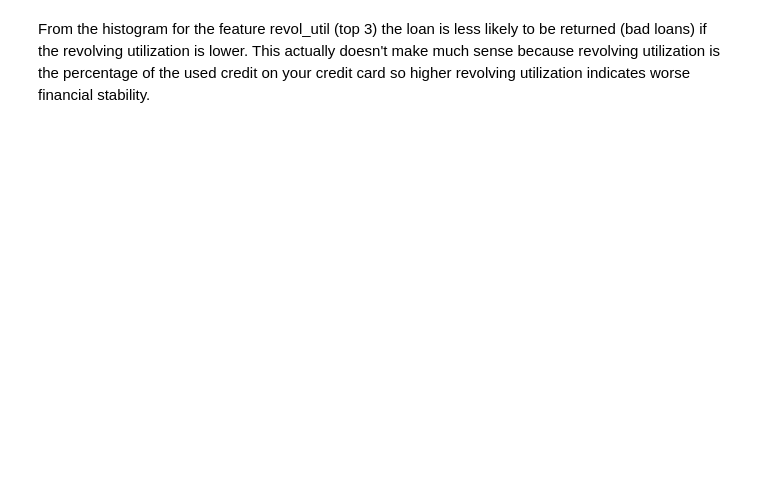
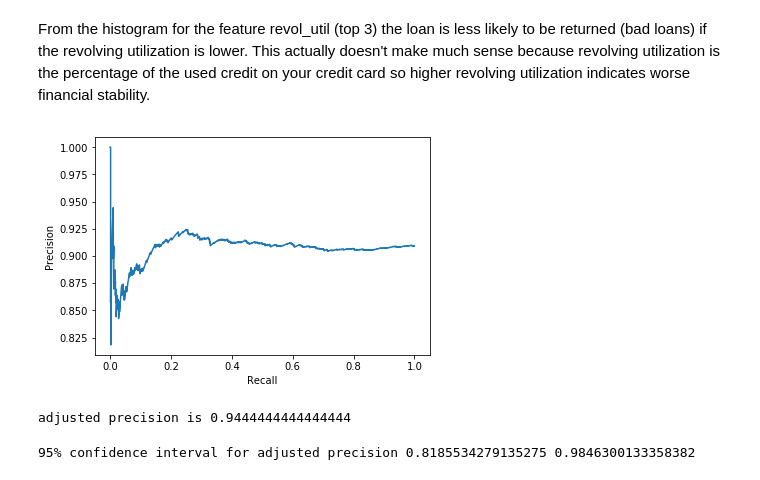
Before and after one commit to stellazhu31/Minimizing-risks-for-loan-investment, a Jupyter notebook: Minimizing_Risks_for_Loan.ipynb, the cells around one changed output. Saved outputs shown, nothing was run; the diff lists cells and outputs as text; code cells hidden in the pictures; blank space fills up the shorter version.

```diff
--- a/Minimizing_Risks_for_Loan.ipynb
+++ b/Minimizing_Risks_for_Loan.ipynb
@@ -457,3 +457,26 @@ ax.legend();
 From the histogram for the feature revol_util (top 3) the loan is less likely to be returned (bad loans) if the revolving utilization is lower. This actually doesn't make much sense because revolving utilization is the percentage of the used credit on your credit card so higher revolving utilization indicates worse financial stability.
 # %%
 #Modelling Adjustment
+# %%
+y_proba_val = model.predict_proba(pool_val)[:, 1]
+p_val, r_val, t_val = precision_recall_curve(y_val, y_proba_val)
+plt.plot(r_val, p_val)
+plt.xlabel('Recall')
+plt.ylabel('Precision');
+# %% [output]
+[figure, added]
+# %%
+p_max = p_val[p_val != 1].max()
+t_all = np.insert(t_val, 0, 0)
+t_adj_val = t_all[p_val == p_max]
+y_adj_val = (y_proba_val > t_adj_val).astype(int)
+p_adj_val = precision_score(y_val, y_adj_val)
+print 'adjusted precision is', p_adj_val
+# %% [output]
+adjusted precision is 0.9444444444444444
+# %%
+n = y_adj_val.sum()
+ci = proportion_confint(p_adj_val * n, n, alpha=0.05, method='wilson')
+print '95% confidence interval for adjusted precision', ci[0], ci[1]
+# %% [output]
+95% confidence interval for adjusted precision 0.8185534279135275 0.9846300133358382
```
Also changed, not shown: parts of 2 cells of this notebook.
